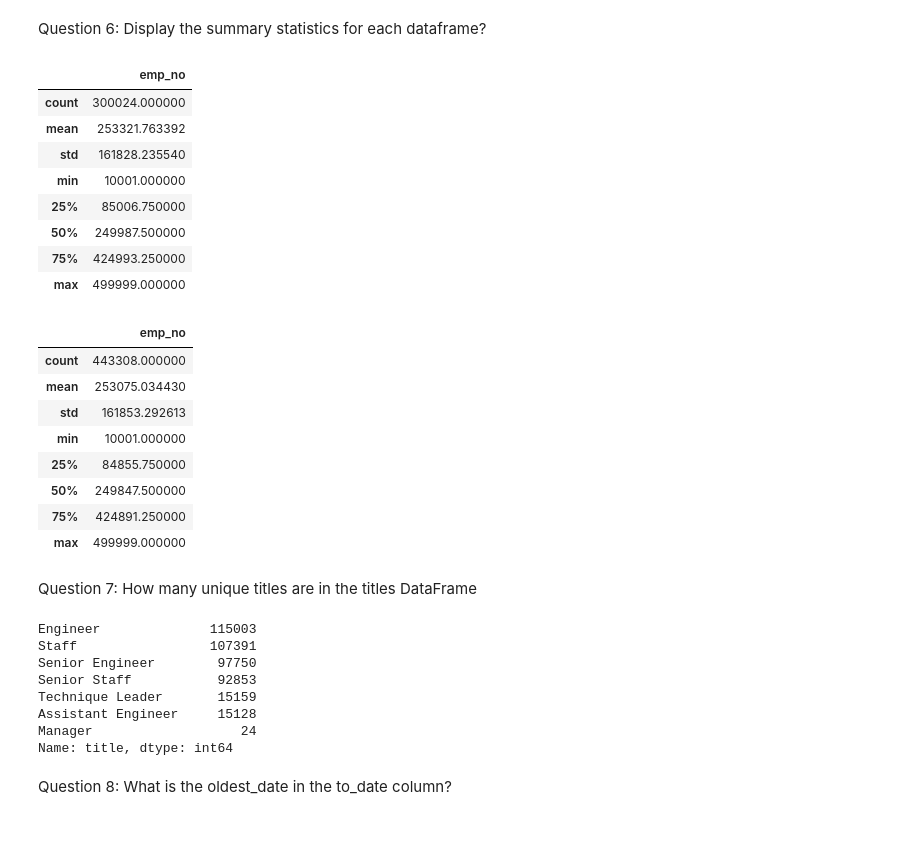
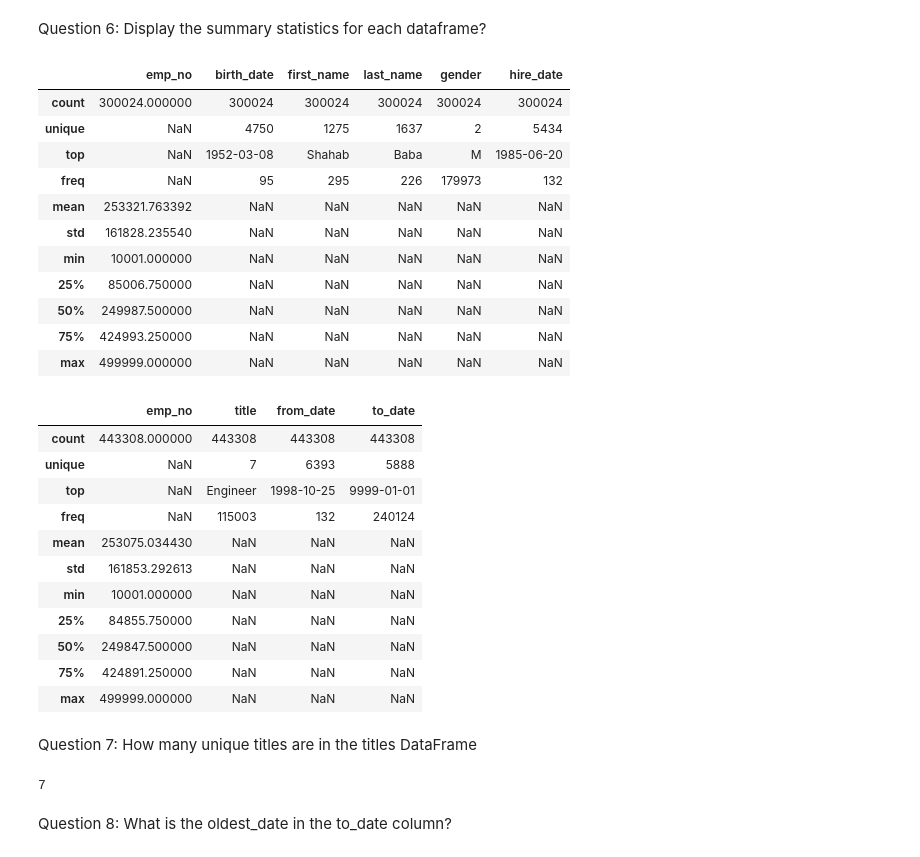
Before and after one commit to ForrestMccrosky/numpy-pandas-visualization-exercises, a Jupyter notebook: advanced_dataframes.ipynb, the cells around one changed output. Drawn from its saved outputs; the diff is of its cells as text; code cells hidden in the pictures; blank space fills up the shorter version.

```diff
--- a/advanced_dataframes.ipynb
+++ b/advanced_dataframes.ipynb
@@ -86,42 +86,41 @@ print(titles_df.shape)
 # %% [markdown]
 Question 6: Display the summary statistics for each dataframe?
 # %%
-employees_df.describe()
+employees_df.describe(include='all')
 # %% [output]
-|  | emp_no |
-| count | 300024.000000 |
-| mean | 253321.763392 |
-| std | 161828.235540 |
-| min | 10001.000000 |
-| 25% | 85006.750000 |
-| 50% | 249987.500000 |
-| 75% | 424993.250000 |
-| max | 499999.000000 |
+|  | emp_no | birth_date | first_name | last_name | gender | hire_date |
+| count | 300024.000000 | 300024 | 300024 | 300024 | 300024 | 300024 |
+| unique | NaN | 4750 | 1275 | 1637 | 2 | 5434 |
+| top | NaN | 1952-03-08 | Shahab | Baba | M | 1985-06-20 |
+| freq | NaN | 95 | 295 | 226 | 179973 | 132 |
+| mean | 253321.763392 | NaN | NaN | NaN | NaN | NaN |
+| std | 161828.235540 | NaN | NaN | NaN | NaN | NaN |
+| min | 10001.000000 | NaN | NaN | NaN | NaN | NaN |
+| 25% | 85006.750000 | NaN | NaN | NaN | NaN | NaN |
+| 50% | 249987.500000 | NaN | NaN | NaN | NaN | NaN |
+| 75% | 424993.250000 | NaN | NaN | NaN | NaN | NaN |
+| max | 499999.000000 | NaN | NaN | NaN | NaN | NaN |
 # %%
-titles_df.describe()
+titles_df.describe(include='all')
 # %% [output]
-|  | emp_no |
-| count | 443308.000000 |
-| mean | 253075.034430 |
-| std | 161853.292613 |
-| min | 10001.000000 |
-| 25% | 84855.750000 |
-| 50% | 249847.500000 |
-| 75% | 424891.250000 |
-| max | 499999.000000 |
+|  | emp_no | title | from_date | to_date |
+| count | 443308.000000 | 443308 | 443308 | 443308 |
+| unique | NaN | 7 | 6393 | 5888 |
+| top | NaN | Engineer | 1998-10-25 | 9999-01-01 |
+| freq | NaN | 115003 | 132 | 240124 |
+| mean | 253075.034430 | NaN | NaN | NaN |
+| std | 161853.292613 | NaN | NaN | NaN |
+| min | 10001.000000 | NaN | NaN | NaN |
+| 25% | 84855.750000 | NaN | NaN | NaN |
+| 50% | 249847.500000 | NaN | NaN | NaN |
+| 75% | 424891.250000 | NaN | NaN | NaN |
+| max | 499999.000000 | NaN | NaN | NaN |
 # %% [markdown]
 Question 7: How many unique titles are in the titles DataFrame
-# %%
-titles_df['title'].value_counts() ## There are 7 unique titles
-# %% [output]
-Engineer              115003
-Staff                 107391
-Senior Engineer        97750
-Senior Staff           92853
-Technique Leader       15159
-Assistant Engineer     15128
-Manager                   24
-Name: title, dtype: int64
+# %%
+len(titles_df['title'].value_counts())
+# %% [output]
+7
 # %% [markdown]
 Question 8: What is the oldest_date in the to_date column?
 # %%
```
Also changed, not shown: parts of 2 cells of this notebook.
